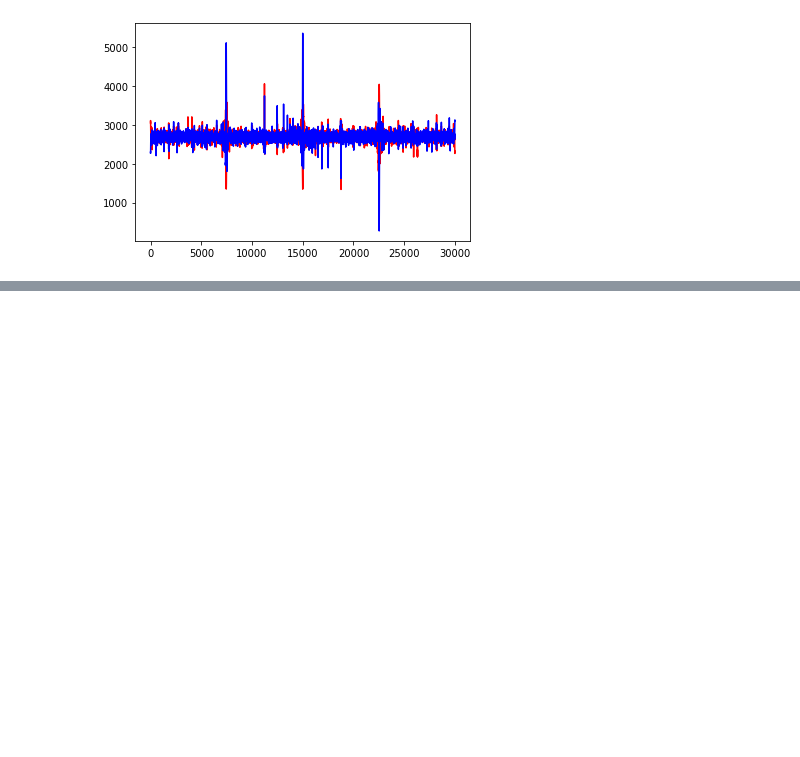
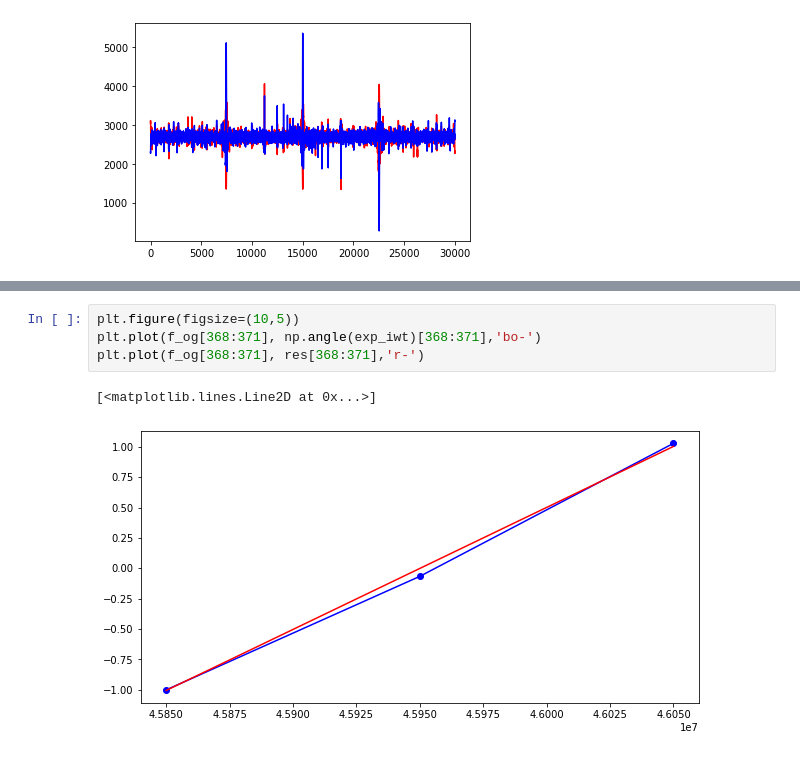
Before and after one commit to lusee-night/notebooks, a Jupyter notebook: calibrator/low_mem_plots/lmp_m1200ms.ipynb, the cells around one changed output, grey strips where cells are left out. Drawn from its saved outputs; the diff is of its cells as text; blank space fills up the shorter version.

```diff
--- a/calibrator/low_mem_plots/lmp_m1200ms.ipynb
+++ b/calibrator/low_mem_plots/lmp_m1200ms.ipynb
@@ -108,0 +141,7 @@ plt.show()
+# %%
+plt.figure(figsize=(10,5))
+plt.plot(f_og[368:371], np.angle(exp_iwt)[368:371],'bo-')
+plt.plot(f_og[368:371], res[368:371],'r-')
+# %% [output]
+[<matplotlib.lines.Line2D at 0x...>]
+[figure, added]
```
Also changed, not shown: parts of 6 cells of this notebook, 7 other files.
